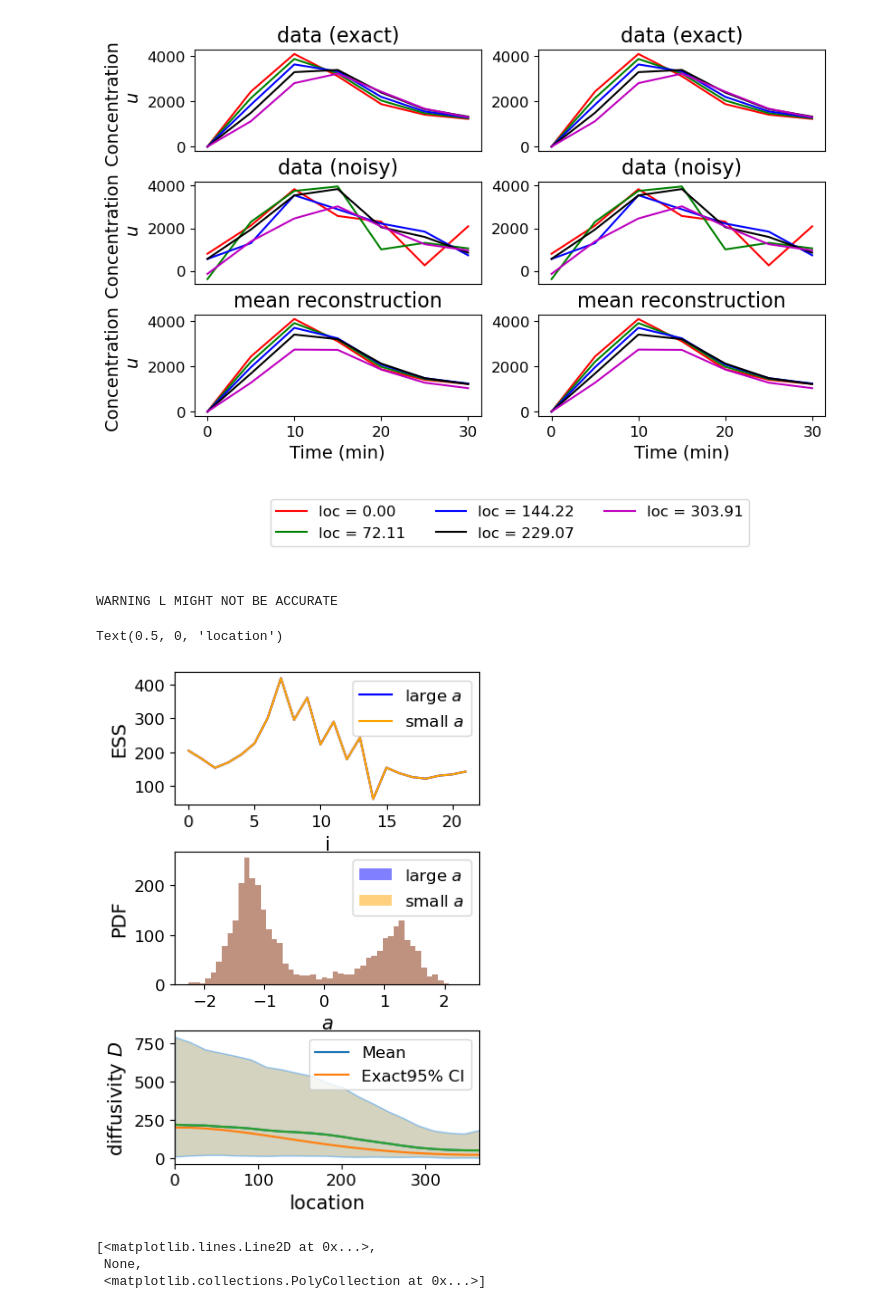
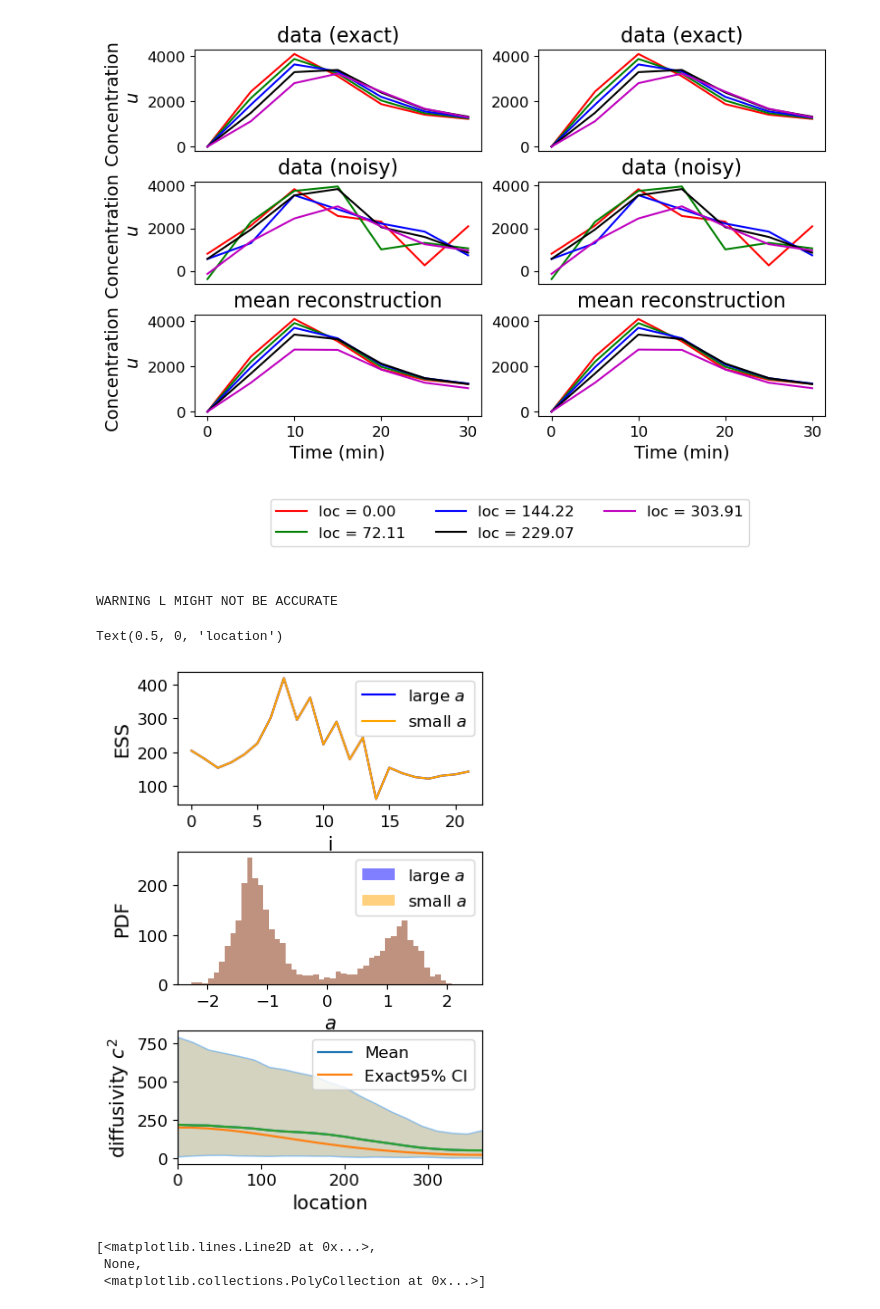
Before and after one commit to CUQI-DTU/Paper-Cochlear, a Jupyter notebook: code/ear_aqueducts/UQIPI24_presentation.ipynb, the cells around one changed output. Drawn from its saved outputs; the diff is of its cells as text; code cells hidden in the pictures.

```diff
--- a/code/ear_aqueducts/UQIPI24_presentation.ipynb
+++ b/code/ear_aqueducts/UQIPI24_presentation.ipynb
@@ -520,35 +520,35 @@ plt.hist(samples_list[1].samples[-1,:].flatten(), bins=50, alpha=0.5, label='sma
 #plt.axvline(x=samples_list[1].samples[-1,:].mean(),
 #            color='orange', linestyle='--')
 plt.ylabel('PDF')
 plt.xlabel('advection speed $a$')
 plt.xlabel('$a$')
 plt.legend()
 
 # plot diffusivity CI
 plt.sca(axs[2])
 
 print("WARNING L MIGHT NOT BE ACCURATE")
 # PDE and coefficients grids
 factor_L = 1.2
 L = locations_list[0][-1]*factor_L
 coarsening_factor = 5
 n_grid_c = 20
 
 
 grid, grid_c, grid_c_fine, h, n_grid = build_grids(L, coarsening_factor, n_grid_c)
 grid_c_geom = cuqi.geometry.MappedGeometry( cuqi.geometry.Continuous1D(grid_c), samples_list[0].geometry.map)
 exact_new = cuqi.array.CUQIarray(exact_list[0].to_numpy()[:-1], geometry= grid_c_geom)
 fig_ifo = cuqi.samples.Samples(samples_list[0].samples[:-1,:], geometry=grid_c_geom).plot_ci(exact=exact_new)
 fig_ifo2 = cuqi.samples.Samples(samples_list[1].samples[:-1,:], geometry=grid_c_geom).plot_ci(plot_envelope_kwargs={'facecolor': 'orange'})
 plt.xlim(0, L)
 
 plt.legend(fig_ifo, ['Mean', 'Exact' '95% CI'])
-plt.ylabel('diffusivity $D$')
+plt.ylabel('diffusivity $c^2$')
 plt.xlabel('location')
 # %% [output]
 WARNING L MIGHT NOT BE ACCURATE
 Text(0.5, 0, 'location')
-[figure, old version]
+[figure, new version]
 # %%
 
 fig_ifo
```
Also changed, not shown: parts of 6 cells of this notebook.
